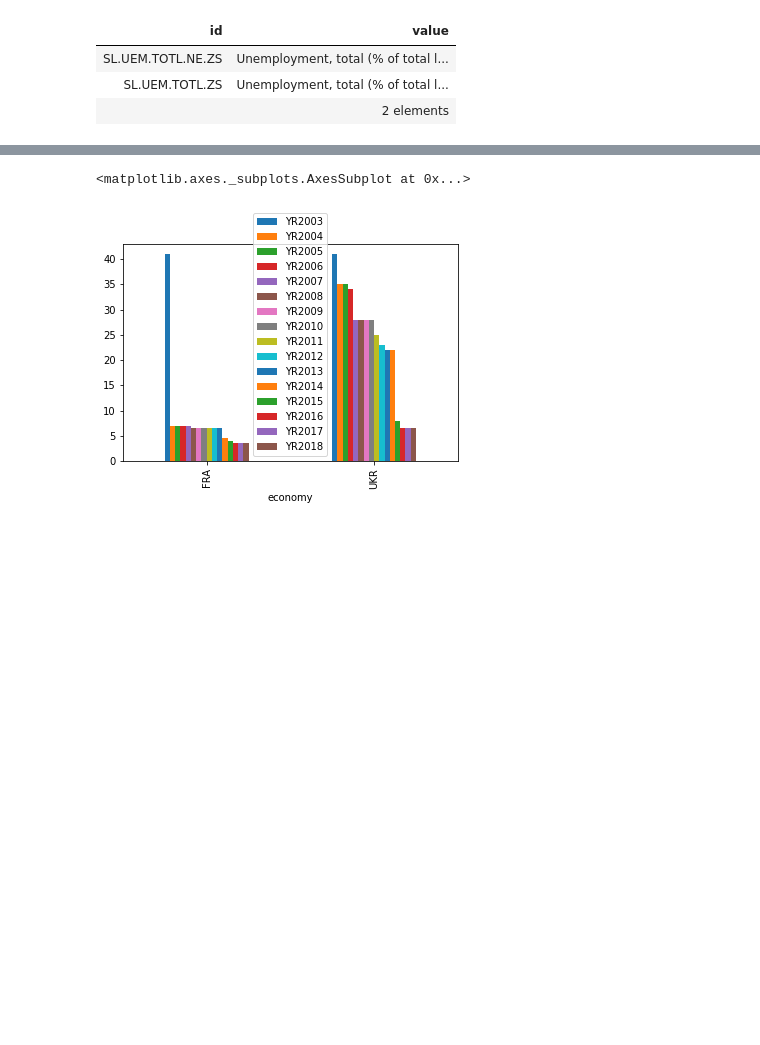
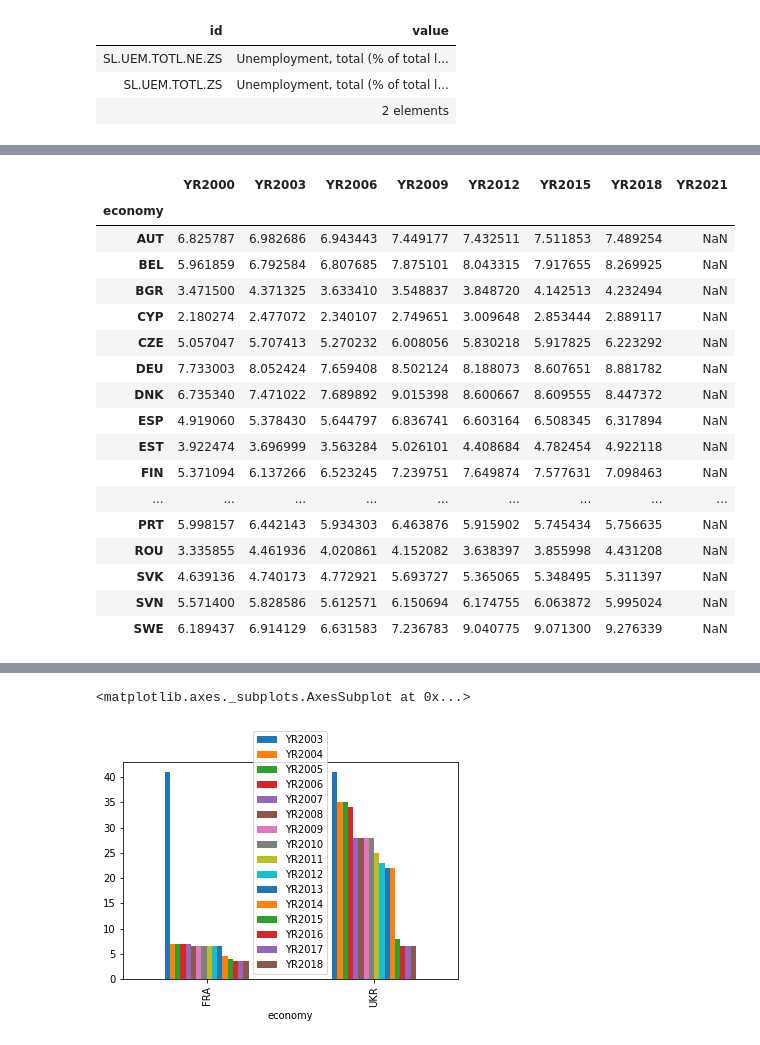
Before and after one commit to JaimeSastreCrespo/Project_2_Python_SQL_Poverty, a Jupyter notebook: Python_SQL_Project_Poverty.ipynb, the cells around one changed output, grey strips where cells are left out. Drawn from its saved outputs; the diff is of its cells as text; code cells hidden in the pictures; blank space fills up the shorter version.

```diff
--- a/Python_SQL_Project_Poverty.ipynb
+++ b/Python_SQL_Project_Poverty.ipynb
@@ -118,0 +137,22 @@ wb.series.info(q="School enrollment, tertiary")
+# %%
+Health = wb.data.DataFrame('SH.XPD.GHED.GD.ZS', wb.region.members('EUU'), time=range(2000,2022,3))
+Health
+# %% [output]
+|  | YR2000 | YR2003 | YR2006 | YR2009 | YR2012 | YR2015 | YR2018 | YR2021 |
+| economy |  |  |  |  |  |  |  |  |
+| AUT | 6.825787 | 6.982686 | 6.943443 | 7.449177 | 7.432511 | 7.511853 | 7.489254 | NaN |
+| BEL | 5.961859 | 6.792584 | 6.807685 | 7.875101 | 8.043315 | 7.917655 | 8.269925 | NaN |
+| BGR | 3.471500 | 4.371325 | 3.633410 | 3.548837 | 3.848720 | 4.142513 | 4.232494 | NaN |
+| CYP | 2.180274 | 2.477072 | 2.340107 | 2.749651 | 3.009648 | 2.853444 | 2.889117 | NaN |
+| CZE | 5.057047 | 5.707413 | 5.270232 | 6.008056 | 5.830218 | 5.917825 | 6.223292 | NaN |
+| DEU | 7.733003 | 8.052424 | 7.659408 | 8.502124 | 8.188073 | 8.607651 | 8.881782 | NaN |
+| DNK | 6.735340 | 7.471022 | 7.689892 | 9.015398 | 8.600667 | 8.609555 | 8.447372 | NaN |
+| ESP | 4.919060 | 5.378430 | 5.644797 | 6.836741 | 6.603164 | 6.508345 | 6.317894 | NaN |
+| EST | 3.922474 | 3.696999 | 3.563284 | 5.026101 | 4.408684 | 4.782454 | 4.922118 | NaN |
+| FIN | 5.371094 | 6.137266 | 6.523245 | 7.239751 | 7.649874 | 7.577631 | 7.098463 | NaN |
+| ... | ... | ... | ... | ... | ... | ... | ... | ... |
+| PRT | 5.998157 | 6.442143 | 5.934303 | 6.463876 | 5.915902 | 5.745434 | 5.756635 | NaN |
+| ROU | 3.335855 | 4.461936 | 4.020861 | 4.152082 | 3.638397 | 3.855998 | 4.431208 | NaN |
+| SVK | 4.639136 | 4.740173 | 4.772921 | 5.693727 | 5.365065 | 5.348495 | 5.311397 | NaN |
+| SVN | 5.571400 | 5.828586 | 5.612571 | 6.150694 | 6.174755 | 6.063872 | 5.995024 | NaN |
+| SWE | 6.189437 | 6.914129 | 6.631583 | 7.236783 | 9.040775 | 9.071300 | 9.276339 | NaN |
```
Also changed, not shown: parts of 8 cells of this notebook.
